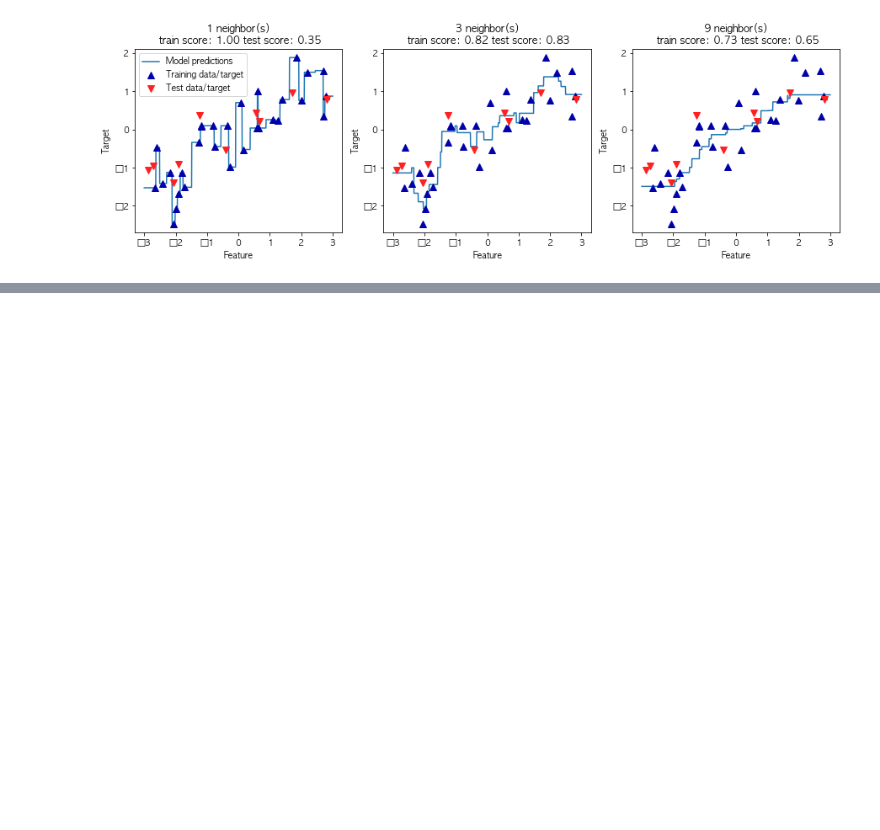
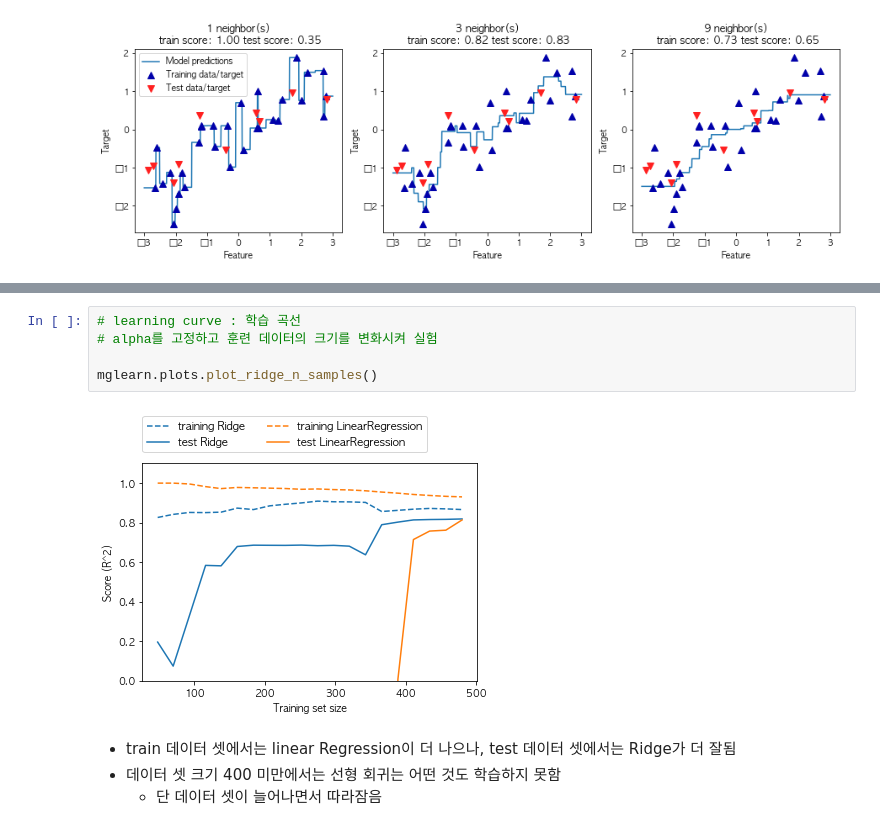
Before and after one commit to timetobye/Machine_learning_study, a Jupyter notebook: introduction_to_machine_learning_with_python/chapter_2_supervised_learning/chapter_2.ipynb, the cells around one changed output, grey strips where cells are left out. Cells and saved outputs as stored; diff of their text form; blank space fills up the shorter version.

```diff
--- a/introduction_to_machine_learning_with_python/chapter_2_supervised_learning/chapter_2.ipynb
+++ b/introduction_to_machine_learning_with_python/chapter_2_supervised_learning/chapter_2.ipynb
@@ -367,0 +515,11 @@ axes[0].legend(["Model predictions", "Training data/target",
+# %%
+# learning curve : 학습 곡선
+# alpha를 고정하고 훈련 데이터의 크기를 변화시켜 실험
+
+mglearn.plots.plot_ridge_n_samples()
+# %% [output]
+[figure, added]
+# %% [markdown]
+- train 데이터 셋에서는 linear Regression이 더 나으나, test 데이터 셋에서는 Ridge가 더 잘됨
+- 데이터 셋 크기 400 미만에서는 선형 회귀는 어떤 것도 학습하지 못함
+  - 단 데이터 셋이 늘어나면서 따라잠음
```
Also changed, not shown: parts of 43 cells of this notebook.
